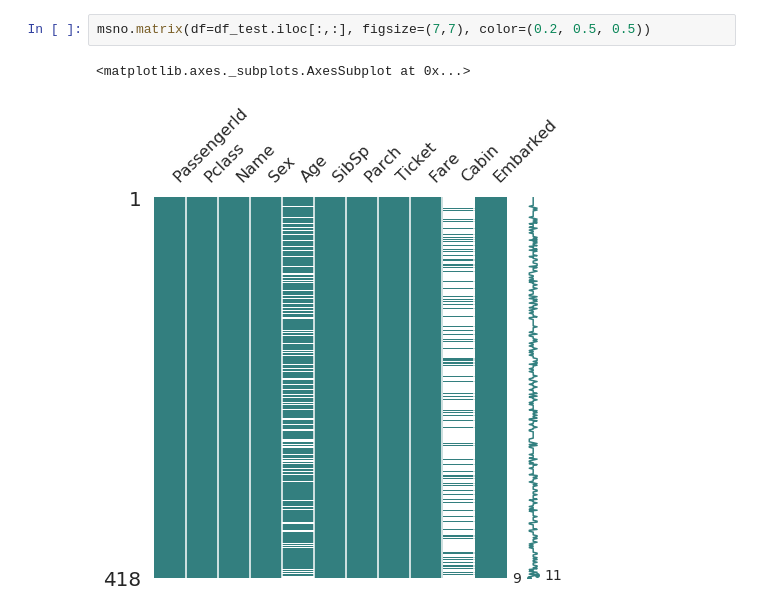
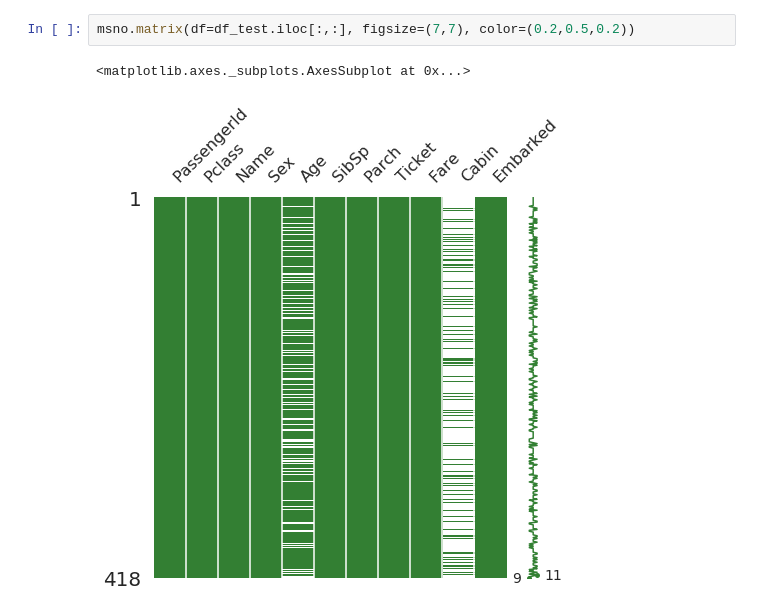
Before and after one commit to haesung-j/Titanic, a Jupyter notebook: titanic.ipynb, the cells around one changed output. Cells and saved outputs as stored; diff of their text form.

```diff
--- a/titanic.ipynb
+++ b/titanic.ipynb
@@ -112,7 +119,7 @@ msno.matrix(df=df_train.iloc[:,:], figsize=(7,7), color=(0.2, 0.5, 0.5))
 # %%
-msno.matrix(df=df_test.iloc[:,:], figsize=(7,7), color=(0.2, 0.5, 0.5))
+msno.matrix(df=df_test.iloc[:,:], figsize=(7,7), color=(0.2,0.5,0.2))
 # %% [output]
 <matplotlib.axes._subplots.AxesSubplot at 0x...>
-[figure, old version]
+[figure, new version]
 # %%
 # missingno 라이브러리 활용한 null data 탐색 2
```
Also changed, not shown: parts of 13 cells of this notebook.
